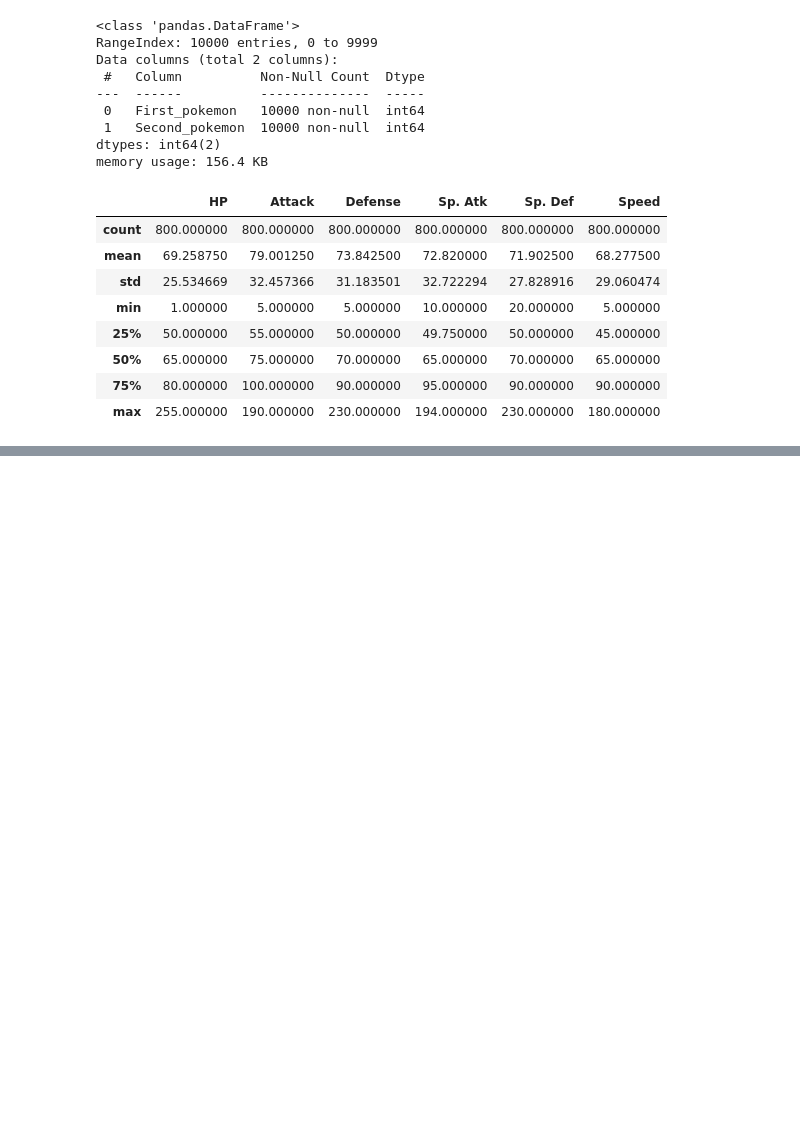
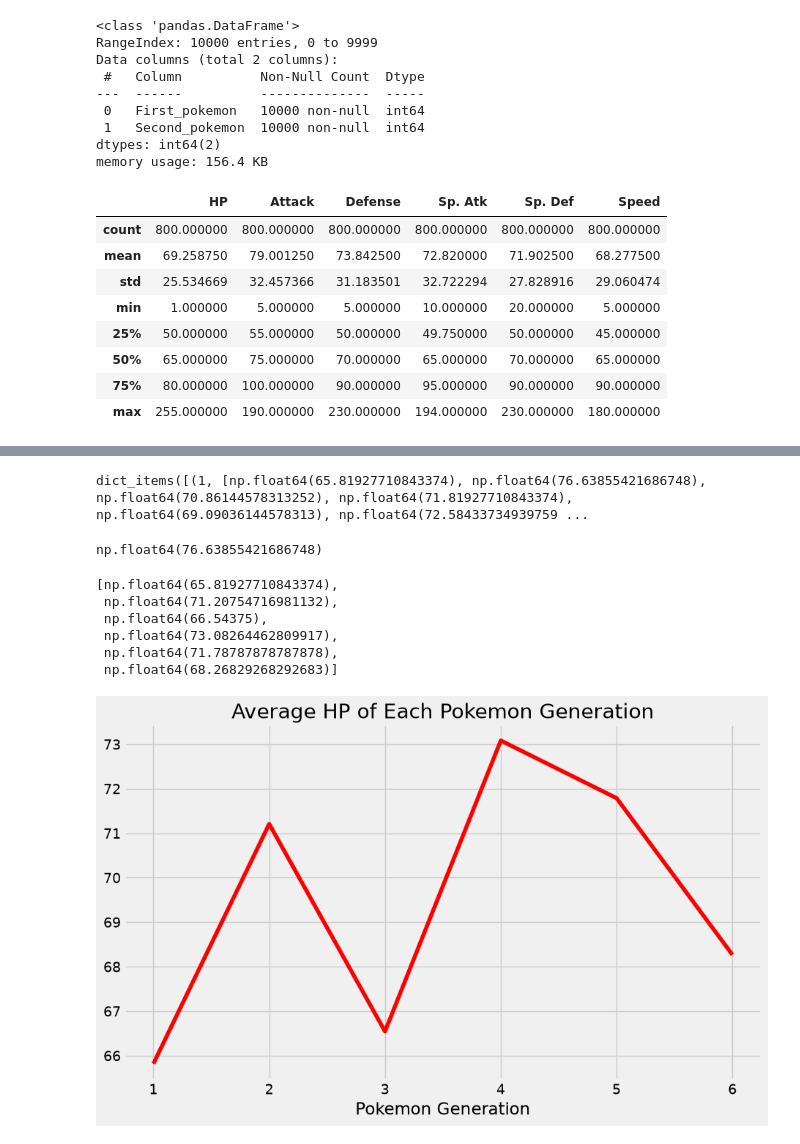
Before and after one commit to SevenWoos/MachineLearningProjects, a Jupyter notebook: pokemon_projects/pokemon_ml/test2/poke_ml_test2.ipynb, the cells around one changed output, grey strips where cells are left out. Cells and saved outputs as stored; diff of their text form; code cells hidden in the pictures; blank space fills up the shorter version.

Commit message:
poke ml test run 2 generations eda.

```diff
--- a/pokemon_projects/pokemon_ml/test2/poke_ml_test2.ipynb
+++ b/pokemon_projects/pokemon_ml/test2/poke_ml_test2.ipynb
@@ -454,0 +629,8 @@ pokemon[['HP', 'Attack', 'Defense', 'Sp. Atk', 'Sp. Def', 'Speed']].describe()
+# %%
+# Average of the Speed for Each Generation
+gen1_average_speed = gen1_stats.loc['mean', 'Speed']
+gen2_average_speed = gen2_stats.loc['mean', 'Speed']
+gen3_average_speed = gen3_stats.loc['mean', 'Speed']
+gen4_average_speed = gen4_stats.loc['mean', 'Speed']
+gen5_average_speed = gen5_stats.loc['mean', 'Speed']
+gen6_average_speed = gen6_stats.loc['mean', 'Speed']
@@ -454,0 +641,8 @@ pokemon[['HP', 'Attack', 'Defense', 'Sp. Atk', 'Sp. Def', 'Speed']].describe()
+# %%
+# Dictionary of Average Pokemon Stats
+poke_stats_dict = {1: [gen1_average_hp, gen1_average_attack, gen1_average_defense, gen1_average_sfatk, gen1_average_sfdef, gen1_average_speed],
+                  2: [gen2_average_hp, gen2_average_attack, gen2_average_defense, gen2_average_sfatk, gen2_average_sfdef, gen2_average_speed],
+                  3: [gen3_average_hp, gen3_average_attack, gen3_average_defense, gen3_average_sfatk, gen3_average_sfdef, gen3_average_speed],
+                  4: [gen4_average_hp, gen4_average_attack, gen4_average_defense, gen4_average_sfatk, gen4_average_sfdef, gen4_average_speed],
+                  5: [gen5_average_hp, gen5_average_attack, gen5_average_defense, gen5_average_sfatk, gen5_average_sfdef, gen5_average_speed],
+                  6: [gen6_average_hp, gen6_average_attack, gen6_average_defense, gen6_average_sfatk, gen6_average_sfdef, gen6_average_speed]}
@@ -454,0 +682,43 @@ pokemon[['HP', 'Attack', 'Defense', 'Sp. Atk', 'Sp. Def', 'Speed']].describe()
+# %%
+poke_stats_dict.items()
+# %% [output]
+dict_items([(1, [np.float64(65.81927710843374), np.float64(76.63855421686748), np.float64(70.86144578313252), np.float64(71.81927710843374), np.float64(69.09036144578313), np.float64(72.58433734939759 ...
+# %%
+list(poke_stats_dict.values())[0][1]
+# %% [output]
+np.float64(76.63855421686748)
+# %%
+def extract_stats(stat_position):
+  lst = []
+  for i in range(len(list(poke_stats_dict.keys()))):
+    lst.append(list(poke_stats_dict.values())[i][stat_position])
+  return lst
+# %%
+hp_average_list = extract_stats(0)
+attack_average_list = extract_stats(1)
+defense_average_list = extract_stats(2)
+spatk_average_list = extract_stats(3)
+spdef_average_list = extract_stats(4)
+speed_average_list = extract_stats(5)
+# %%
+hp_average_list
+# %% [output]
+[np.float64(65.81927710843374),
+ np.float64(71.20754716981132),
+ np.float64(66.54375),
+ np.float64(73.08264462809917),
+ np.float64(71.78787878787878),
+ np.float64(68.26829268292683)]
+# %%
+f = plt.figure()
+f.set_figwidth(10)
+f.set_figheight(6)
+
+ax = sns.lineplot(x=tuple(poke_stats_dict.keys()), y=tuple(hp_average_list), data=poke_stats_dict, color='red')
+
+ax.set(xlabel="Pokemon Generation", label="Average HP")
+
+plt.title("Average HP of Each Pokemon Generation")
+plt.show()
+# %% [output]
+[figure, added]
```
Also changed, not shown: parts of 31 cells of this notebook.
